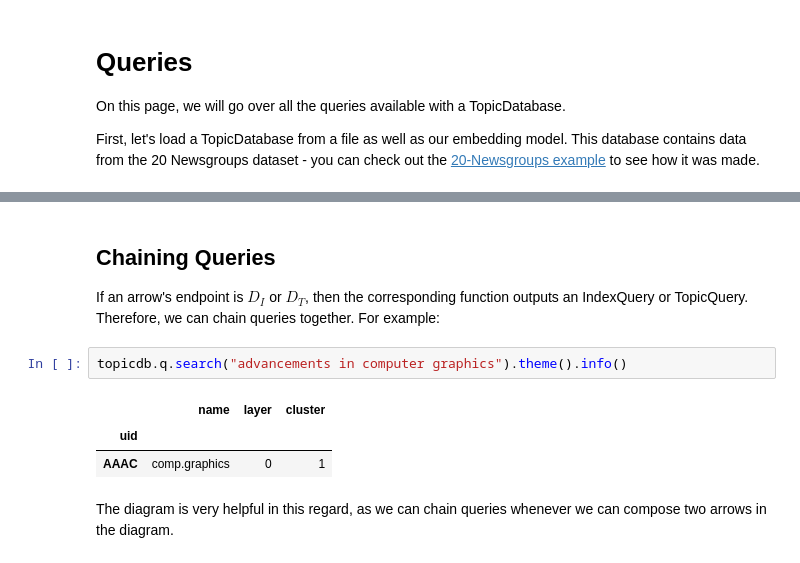
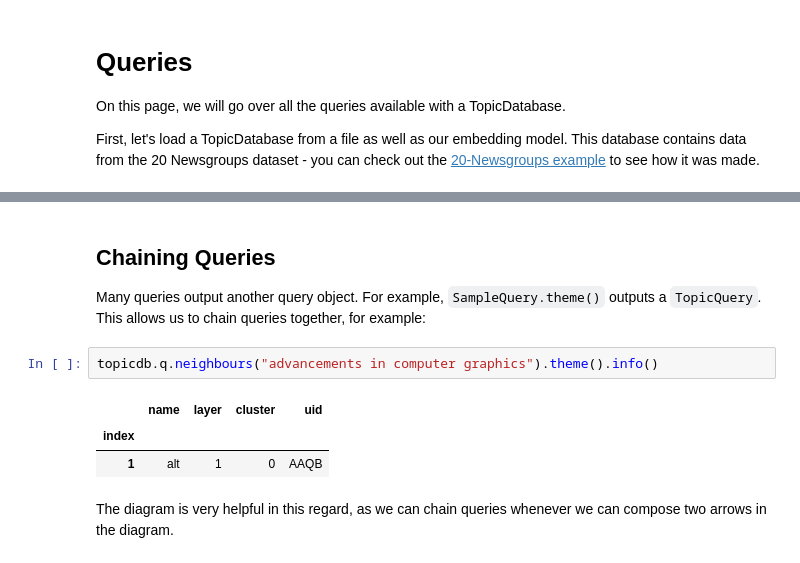
Before and after one commit to kalebruscitti/thematic-search, a Jupyter notebook: docs/source/queries.ipynb, the cells around one changed output, grey strips where cells are left out. Drawn from its saved outputs; the diff is of its cells as text.

```diff
--- a/docs/source/queries.ipynb
+++ b/docs/source/queries.ipynb
@@ -90,13 +99,13 @@ search: IndexQuery(15 documents)
 # %% [markdown]
 ## Chaining Queries
 
-If an arrow's endpoint is $D_I$ or $D_T$, then the corresponding function outputs an IndexQuery or TopicQuery. Therefore, we can chain queries together. For example:
+Many queries output another query object. For example, `SampleQuery.theme()` outputs a `TopicQuery`. This allows us to chain queries together, for example:
 # %%
-topicdb.q.search("advancements in computer graphics").theme().info()
+topicdb.q.neighbours("advancements in computer graphics").theme().info()
 # %% [output]
-|  | name | layer | cluster |
-| uid |  |  |  |
-| AAAC | comp.graphics | 0 | 1 |
+|  | name | layer | cluster | uid |
+| index |  |  |  |  |
+| 1 | alt | 1 | 0 | AAQB |
 # %% [markdown]
 The diagram is very helpful in this regard, as we can chain queries whenever we can compose two arrows in the diagram.
 # %% [markdown]
```
Also changed, not shown: parts of 6 cells of this notebook, 9 other files.
